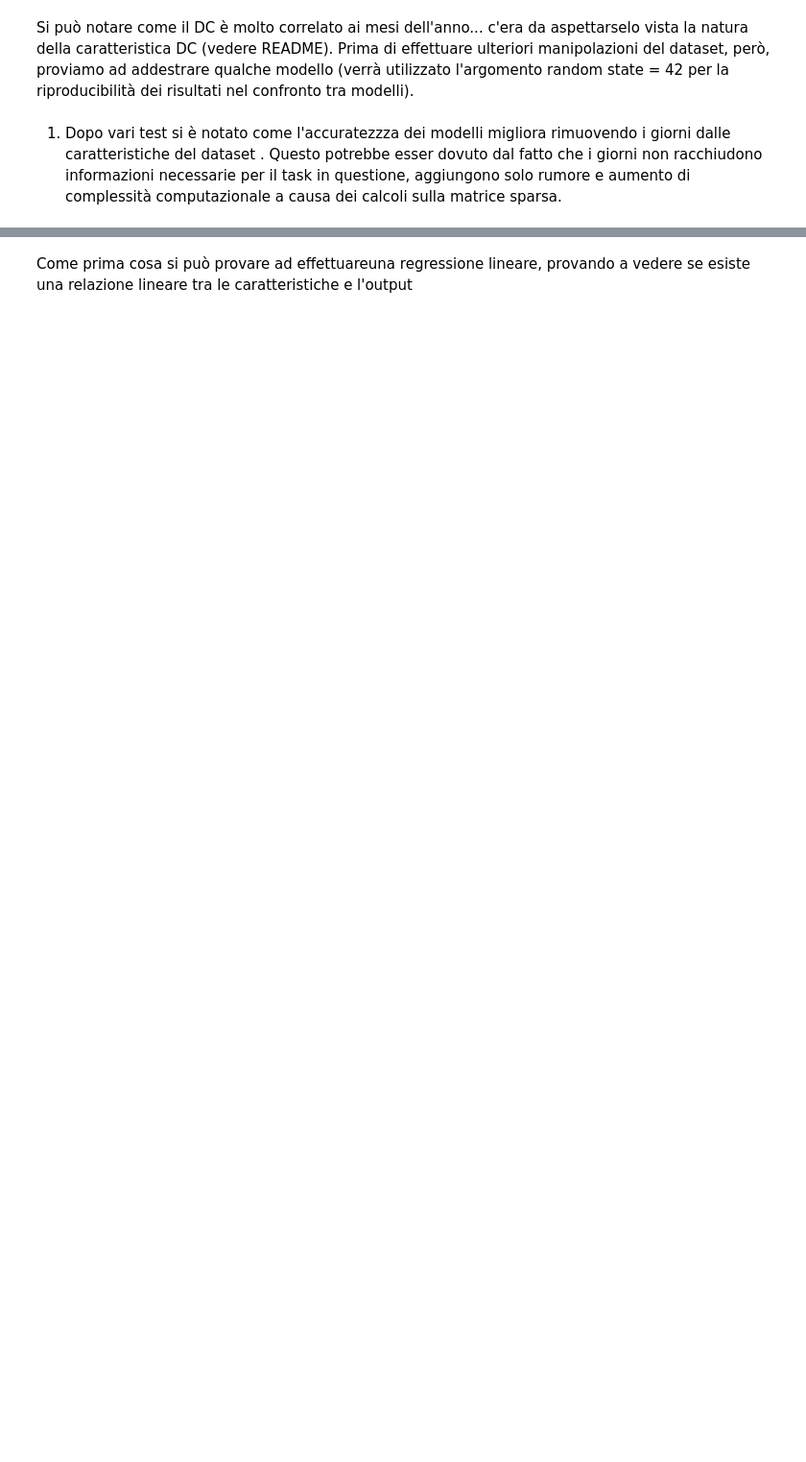
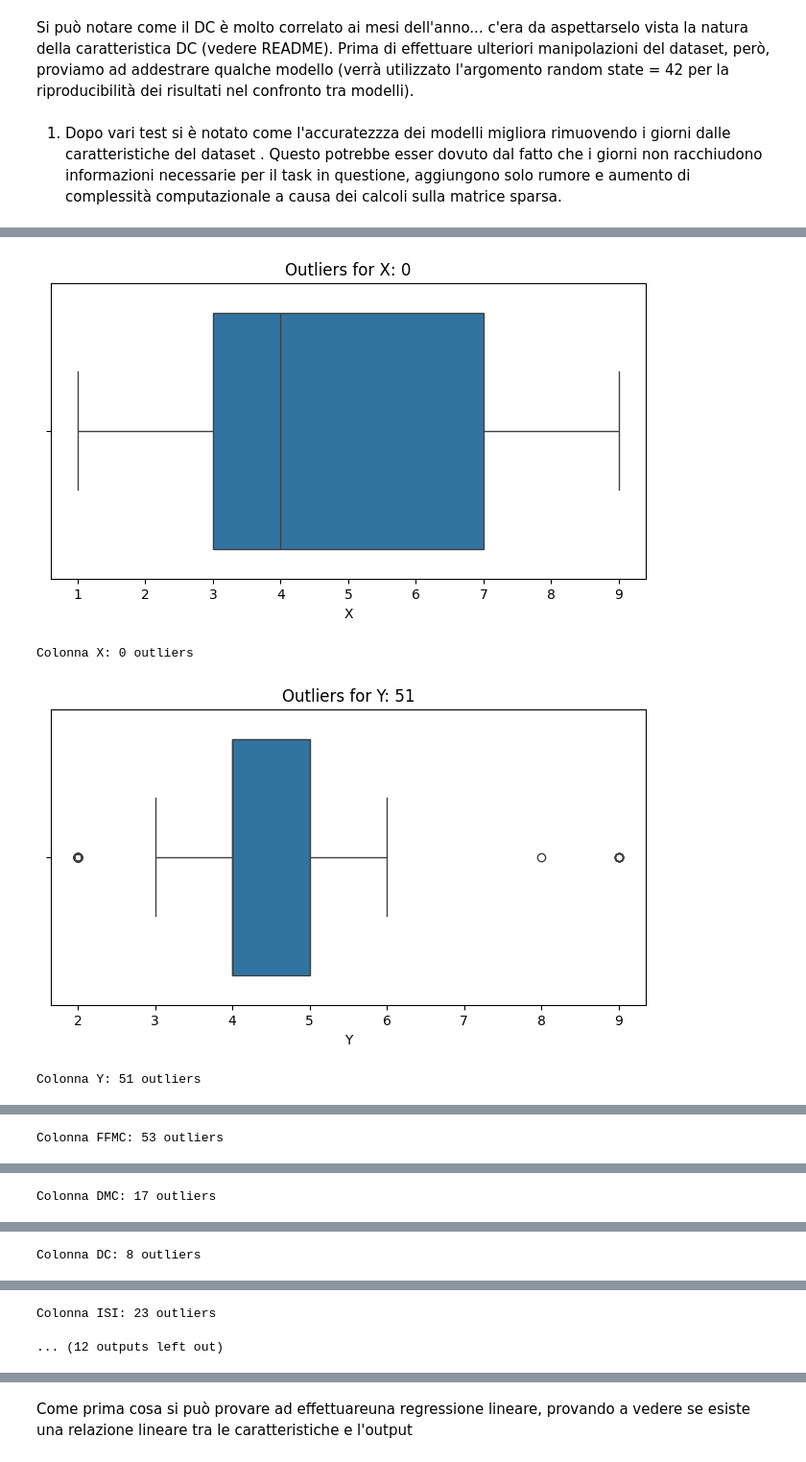
Before and after one commit to aledigirm3/ML-project, a Jupyter notebook: version1.ipynb, the cells around one changed output, grey strips where cells are left out. Shown at 96% size. Saved outputs shown, nothing was run; the diff lists cells and outputs as text; code cells hidden in the pictures; blank space fills up the shorter version.

Commit message:
ft: boxplots for outliers

```diff
--- a/version1.ipynb
+++ b/version1.ipynb
@@ -208,7 +210,0 @@ Prima di effettuare ulteriori manipolazioni del dataset, però, proviamo ad adde
-# %%
-df_temp = df.drop(columns=['day_fri', 'day_mon', 'day_sat', 'day_sun', 'day_thu', 'day_tue', 'day_wed'])
-for col in df_temp.select_dtypes(include=['float', 'int']).columns:
-    plt.figure(figsize=(8, 4))
-    sns.histplot(df[col], kde=True, bins=30)
-    plt.title(f'Distribuzione di {col}')
-    plt.show()
@@ -227,0 +211,32 @@ for col in df_temp.select_dtypes(include=['float', 'int']).columns:
+# %%
+df_temp = df.drop(columns=['day_fri', 'day_mon', 'day_sat', 'day_sun', 'day_thu', 'day_tue', 'day_wed'])
+for col in df_temp.select_dtypes(include=['float', 'int']).columns:
+
+    # Calcola i quartili Q1 e Q3 e l'IQR
+    Q1 = df_temp[col].quantile(0.25)
+    Q3 = df_temp[col].quantile(0.75)
+    IQR = Q3 - Q1
+
+    # Definisci i limiti per gli outlier
+    lower_bound = Q1 - 1.5 * IQR
+    upper_bound = Q3 + 1.5 * IQR
+
+    # Filtra gli outlier
+    outliers = df_temp[(df_temp[col] < lower_bound) | (df_temp[col] > upper_bound)]
+
+    # Conta il numero di outlier
+    num_outliers = outliers.shape[0]
+
+    # Visualizza il boxplot per la variabile
+    plt.figure(figsize=(8, 4))
+    sns.boxplot(data=df_temp, x=col)
+    plt.title(f'Outliers for {col}: {num_outliers}')
+    plt.show()
+
+    # Stampa il numero di outlier per la colonna
+    print(f'Colonna {col}: {num_outliers} outliers')
+# %% [output]
+[figure, added]
+Colonna X: 0 outliers
+[figure, added]
+Colonna Y: 51 outliers
@@ -227,0 +244 @@ for col in df_temp.select_dtypes(include=['float', 'int']).columns:
+Colonna FFMC: 53 outliers
@@ -227,0 +246 @@ for col in df_temp.select_dtypes(include=['float', 'int']).columns:
+Colonna DMC: 17 outliers
@@ -227,0 +248 @@ for col in df_temp.select_dtypes(include=['float', 'int']).columns:
+Colonna DC: 8 outliers
@@ -227,0 +250,2 @@ for col in df_temp.select_dtypes(include=['float', 'int']).columns:
+Colonna ISI: 23 outliers
+... (12 outputs left out)
```
Also changed, not shown: parts of 10 cells of this notebook.
